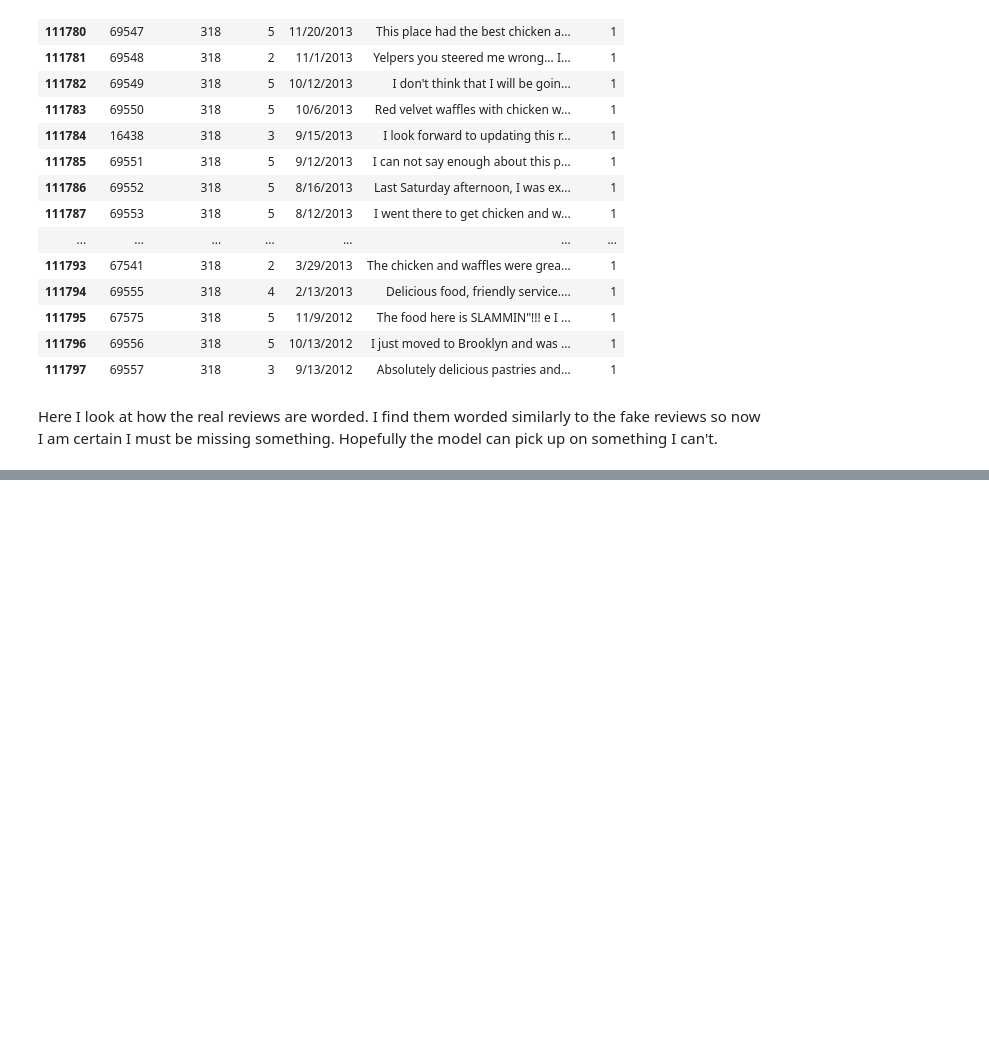
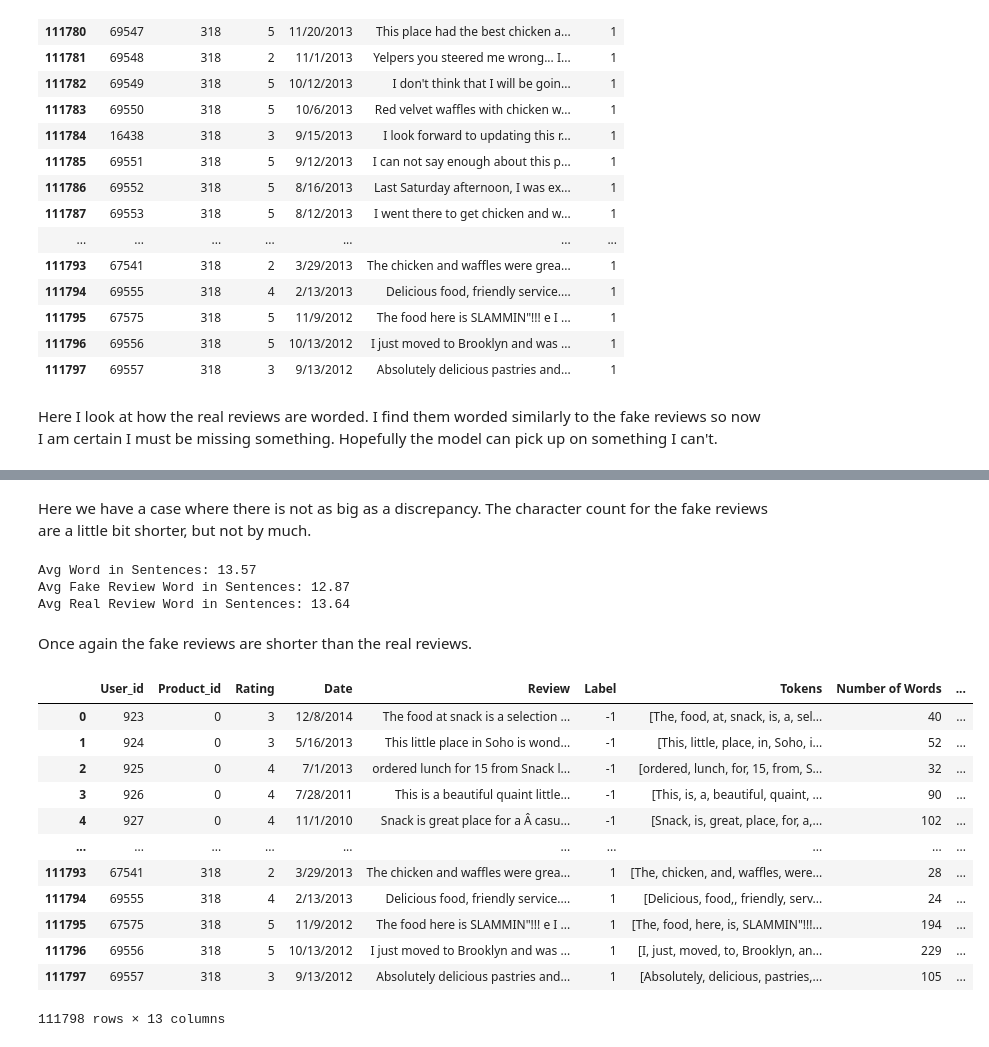
Before and after one commit to mmceld2/NLP_Fake_Reviews, a Jupyter notebook: Notebook.ipynb, the cells around one changed output, grey strips where cells are left out. Cells and saved outputs as stored; diff of their text form; code cells hidden in the pictures; blank space fills up the shorter version.

```diff
--- a/Notebook.ipynb
+++ b/Notebook.ipynb
@@ -77,0 +108,7 @@ Here I look at how the real reviews are worded. I find them worded similarly to
+# %%
+# Find number of characters used in Reviews
+df_engineered['Character Review Length'] = df_engineered['Review'].map(lambda x: len(x))
+# %%
+# Find Number of Sentences in Each Review
+df_engineered['Sentences'] = df_engineered['Review'].map(lambda x: tokenize.sent_tokenize(x))
+df_engineered['Sentence Count'] = df_engineered['Sentences'].map(lambda x : len(x))
@@ -77,0 +172,36 @@ Here I look at how the real reviews are worded. I find them worded similarly to
+# %% [markdown]
+Here we have a case where there is not as big as a discrepancy. The character count for the fake reviews are a little bit shorter, but not by much.
+# %%
+df_engineered['Avg Words Per Sentence'] = df_engineered['Number of Words'] / df_engineered['Sentence Count']
+avg_word_sentence = df_engineered['Avg Words Per Sentence'].mean()
+avg_word_fakereview = df_engineered.loc[df_engineered['Label'] == -1]['Avg Words Per Sentence'].mean()
+avg_word_realreview = df_engineered.loc[df_engineered['Label'] == 1]['Avg Words Per Sentence'].mean()
+# %%
+print(f'''Avg Word in Sentences: {round(avg_word_sentence,2)}
+Avg Fake Review Word in Sentences: {round(avg_word_fakereview,2)}
+Avg Real Review Word in Sentences: {round(avg_word_realreview,2)}
+''')
+# %% [output]
+Avg Word in Sentences: 13.57
+Avg Fake Review Word in Sentences: 12.87
+Avg Real Review Word in Sentences: 13.64
+# %% [markdown]
+Once again the fake reviews are shorter than the real reviews.
+# %%
+df_engineered['Numbers'] = df_engineered['Review'].map(lambda x: x if x.isdigit() else 'no' )
+# %%
+df_engineered
+# %% [output]
+|  | User_id | Product_id | Rating | Date | Review | Label | Tokens | Number of Words | ... |
+| 0 | 923 | 0 | 3 | 12/8/2014 | The food at snack is a selection ... | -1 | [The, food, at, snack, is, a, sel... | 40 | ... |
+| 1 | 924 | 0 | 3 | 5/16/2013 | This little place in Soho is wond... | -1 | [This, little, place, in, Soho, i... | 52 | ... |
+| 2 | 925 | 0 | 4 | 7/1/2013 | ordered lunch for 15 from Snack l... | -1 | [ordered, lunch, for, 15, from, S... | 32 | ... |
+| 3 | 926 | 0 | 4 | 7/28/2011 | This is a beautiful quaint little... | -1 | [This, is, a, beautiful, quaint, ... | 90 | ... |
+| 4 | 927 | 0 | 4 | 11/1/2010 | Snack is great place for a Â casu... | -1 | [Snack, is, great, place, for, a,... | 102 | ... |
+| ... | ... | ... | ... | ... | ... | ... | ... | ... | ... |
+| 111793 | 67541 | 318 | 2 | 3/29/2013 | The chicken and waffles were grea... | 1 | [The, chicken, and, waffles, were... | 28 | ... |
+| 111794 | 69555 | 318 | 4 | 2/13/2013 | Delicious food, friendly service.... | 1 | [Delicious, food,, friendly, serv... | 24 | ... |
+| 111795 | 67575 | 318 | 5 | 11/9/2012 | The food here is SLAMMIN"!!! e I ... | 1 | [The, food, here, is, SLAMMIN"!!!... | 194 | ... |
+| 111796 | 69556 | 318 | 5 | 10/13/2012 | I just moved to Brooklyn and was ... | 1 | [I, just, moved, to, Brooklyn, an... | 229 | ... |
+| 111797 | 69557 | 318 | 3 | 9/13/2012 | Absolutely delicious pastries and... | 1 | [Absolutely, delicious, pastries,... | 105 | ... |
+111798 rows × 13 columns
```
Also changed, not shown: parts of 17 cells of this notebook, 1 other file.
